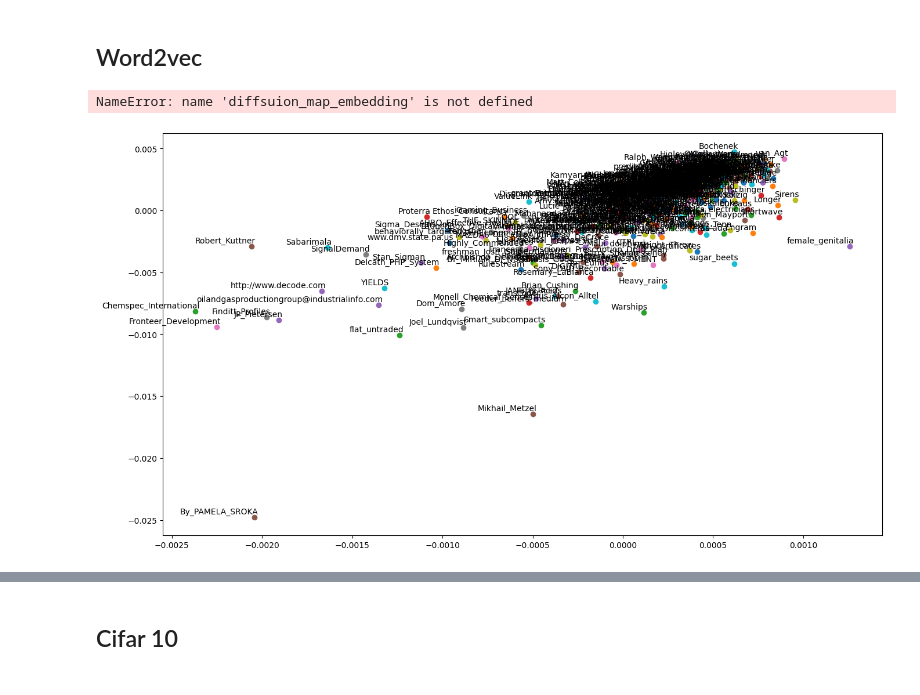
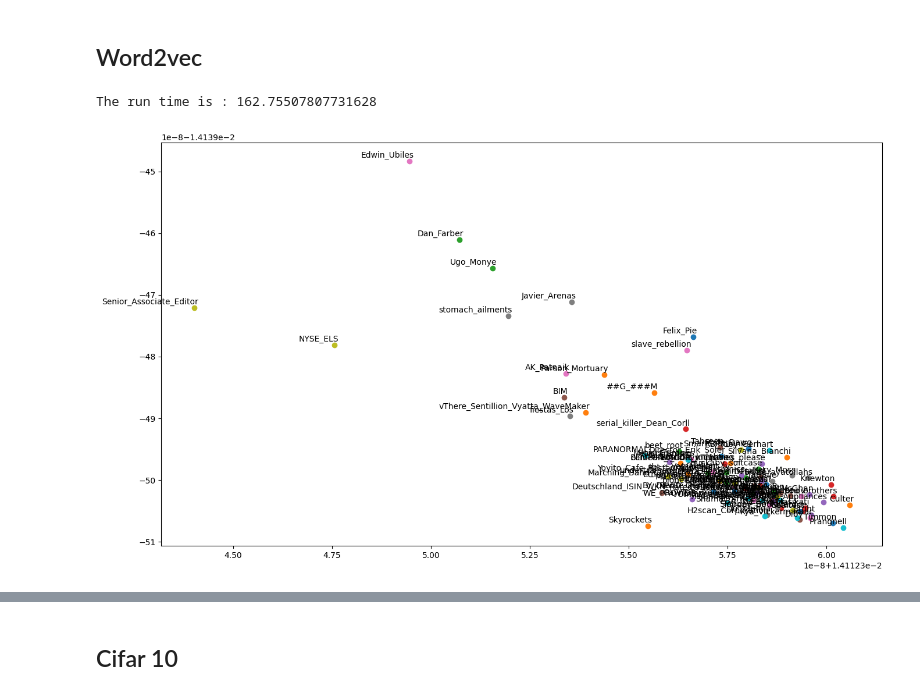
Before and after one commit to HUWENBIN2024/ML_Crowd_Modeling_and_Simulation, a Jupyter notebook: final_proj/sum_dmap_test/diffusionMaps - test.ipynb, the cells around one changed output, grey strips where cells are left out. Cells and saved outputs as stored; diff of their text form; code cells hidden in the pictures.

```diff
--- a/final_proj/sum_dmap_test/diffusionMaps - test.ipynb
+++ b/final_proj/sum_dmap_test/diffusionMaps - test.ipynb
@@ -59,13 +51,15 @@ embeddings = [gensim_model[word] for word in words]
 data_word=np.array(embeddings)
 X = data_word
 # %%
+L_cifar=2
+dmap=DiffusionMap()
 start = time.time()
-Word_dmap=diffusion_map_datafold(X,isSwissRoll=False,isWordVec=True)
+Word_dmap,val=dmap.diffusion_map_datafold(X,L_cifar,isSwissRoll=True,isWordVec=False)
 end = time.time()
 print(f"The run time is : {end - start}")
 # %% [output]
-NameError: name 'diffsuion_map_embedding' is not defined
+The run time is : 162.75507807731628
 # %%
-plot_word_embedding_damp(Word_dmap,words)
+plot_word_embedding_damp(Word_dmap[:,1:3], words)
 # %% [output]
-[figure, old version]
+[figure, new version]
```
Also changed, not shown: parts of 13 cells of this notebook, 5 other files.
